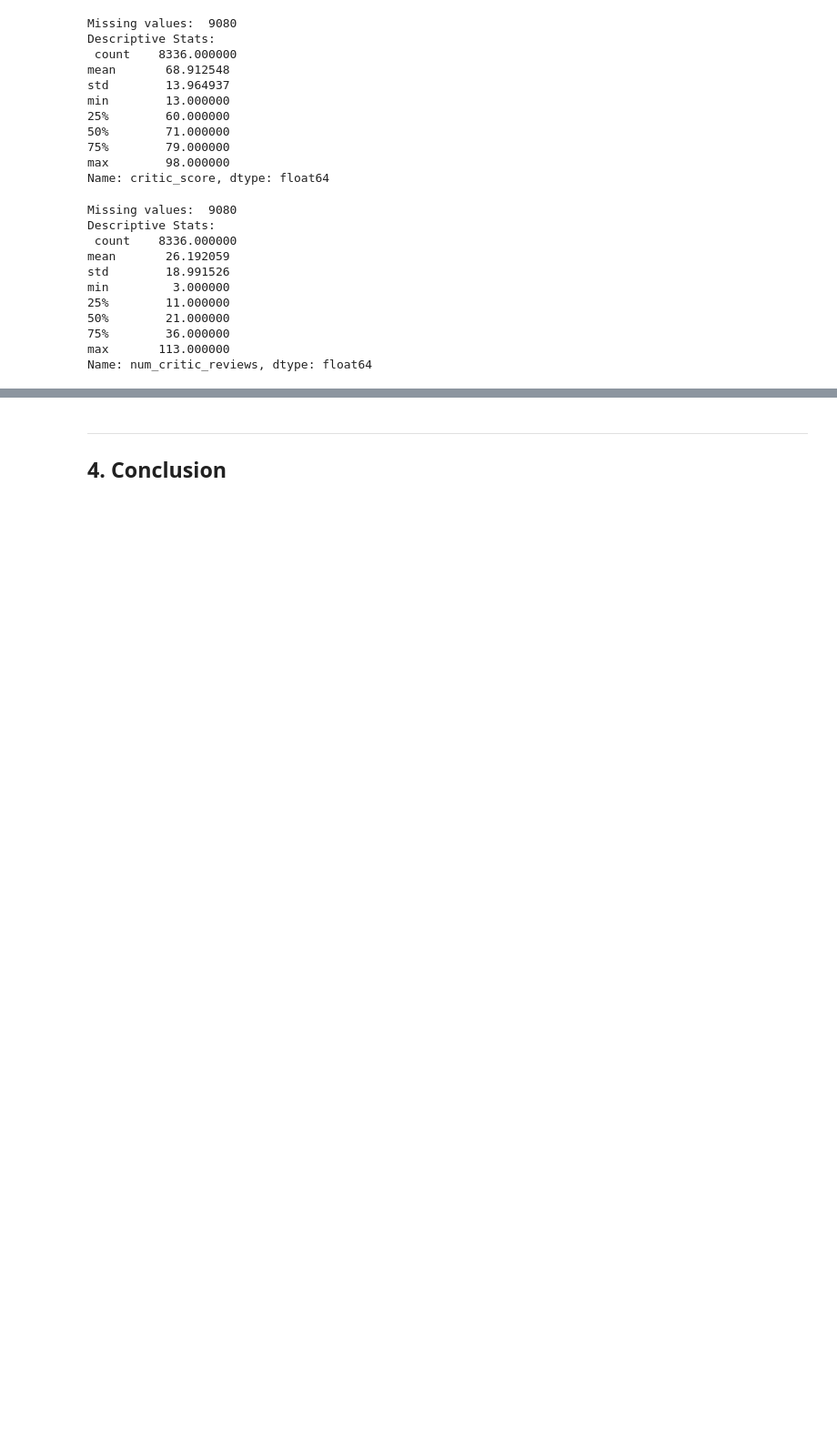
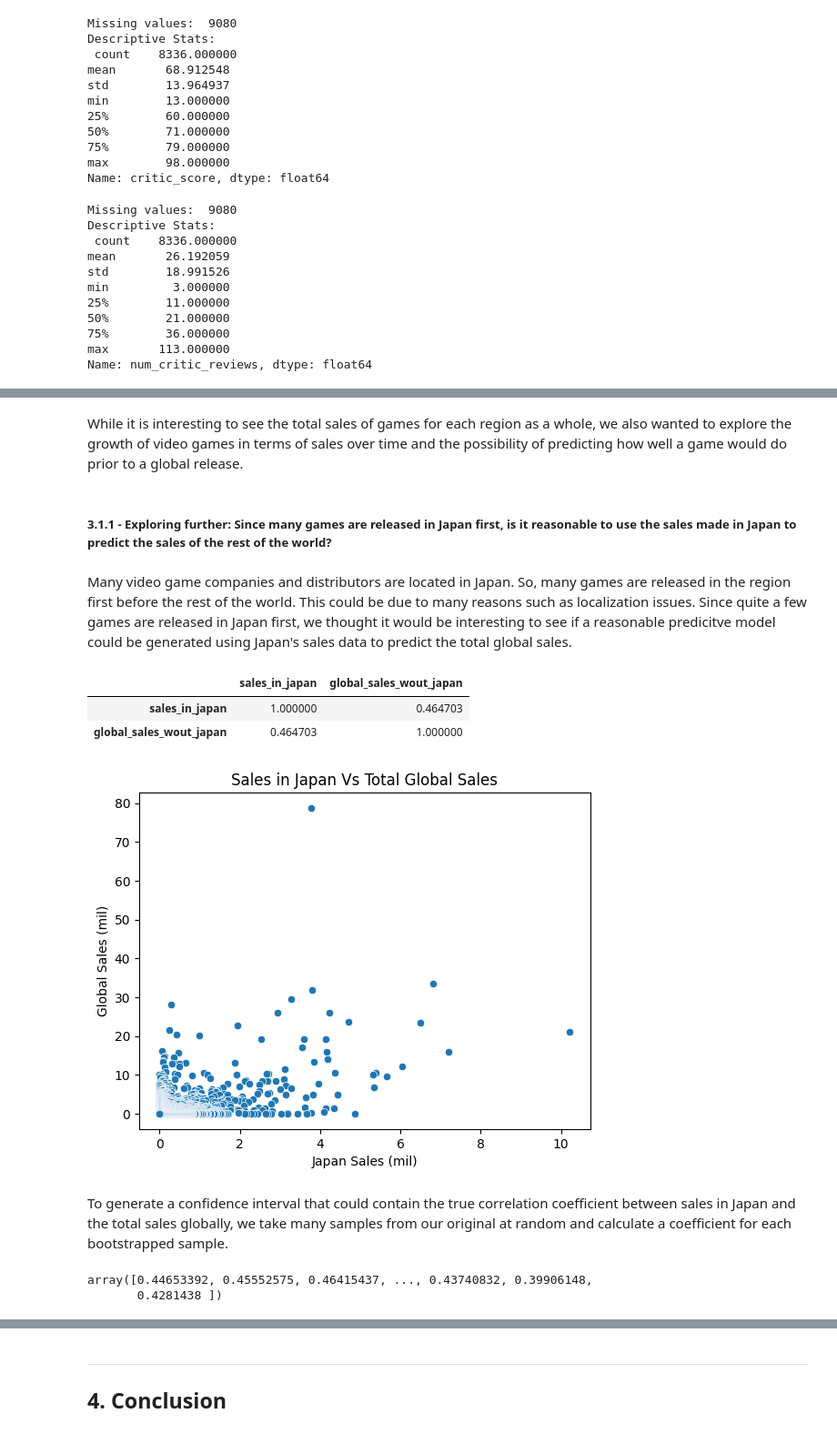
Before and after one commit to harkiran-b/cs280_project, a Jupyter notebook: FinalReport_FA23_EK_HB.ipynb, the cells around one changed output, grey strips where cells are left out. Shown at 91% size. Cells and saved outputs as stored; diff of their text form; code cells hidden in the pictures; blank space fills up the shorter version.

```diff
--- a/FinalReport_FA23_EK_HB.ipynb
+++ b/FinalReport_FA23_EK_HB.ipynb
@@ -504,0 +441,40 @@ You're welcome to organize your final file as needed.  You will certainly need a
+# %% [markdown]
+While it is interesting to see the total sales of games for each region as a whole, we also wanted to explore the growth of video games in terms of sales over time and the possibility of predicting how well a game would do prior to a global release.
+# %% [markdown]
+##### 3.1.1 - Exploring further: Since many games are released in Japan first, is it reasonable to use the sales made in Japan to predict the sales of the rest of the world? #####
+# %% [markdown]
+Many video game companies and distributors are located in Japan. So, many games are released in the region first before the rest of the world. This could be due to many reasons such as localization issues. Since quite a few games are released in Japan first, we thought it would be interesting to see if a reasonable predicitve model could be generated using Japan's sales data to predict the total global sales.
+# %%
+#Generating correlation data by taking out Japan's sales from the total sales
+video_games['global_sales_wout_japan'] = video_games['total_global_sales']-video_games['sales_in_japan']
+video_games[['sales_in_japan','global_sales_wout_japan']].corr()
+# %% [output]
+|  | sales_in_japan | global_sales_wout_japan |
+| sales_in_japan | 1.000000 | 0.464703 |
+| global_sales_wout_japan | 0.464703 | 1.000000 |
+# %%
+#Building scatterplot of Japan Sales vs Global Sales
+sns.scatterplot(data = video_games, x = 'sales_in_japan', y = 'global_sales_wout_japan')
+plt.title('Sales in Japan Vs Total Global Sales')
+plt.xlabel('Japan Sales (mil)')
+plt.ylabel('Global Sales (mil)');
+# %% [output]
+[figure, added]
+# %% [markdown]
+To generate a confidence interval that could contain the true correlation coefficient between sales in Japan and the total sales globally, we take many samples from our original at random and calculate a coefficient for each bootstrapped sample.
+# %%
+#Simulating picking many bootstraps of correlation coefficients
+num_iterations = 10000
+n = len(video_games)
+results_many_ccs = np.array([])
+
+for i in range(num_iterations):
+    bootstrap = video_games.sample(n, replace = True)
+    r = bootstrap.corr(numeric_only = True)["sales_in_japan"]["global_sales_wout_japan"]
+
+    results_many_ccs = np.append(results_many_ccs, r)
+
+results_many_ccs
+# %% [output]
+array([0.44653392, 0.45552575, 0.46415437, ..., 0.43740832, 0.39906148,
+       0.4281438 ])
```
Also changed, not shown: parts of 105 cells of this notebook.
